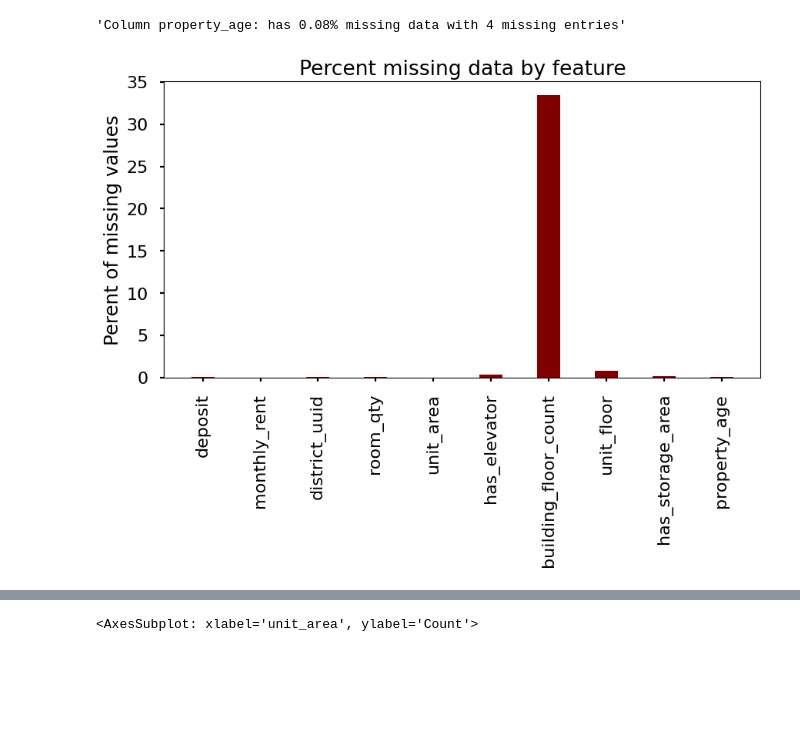
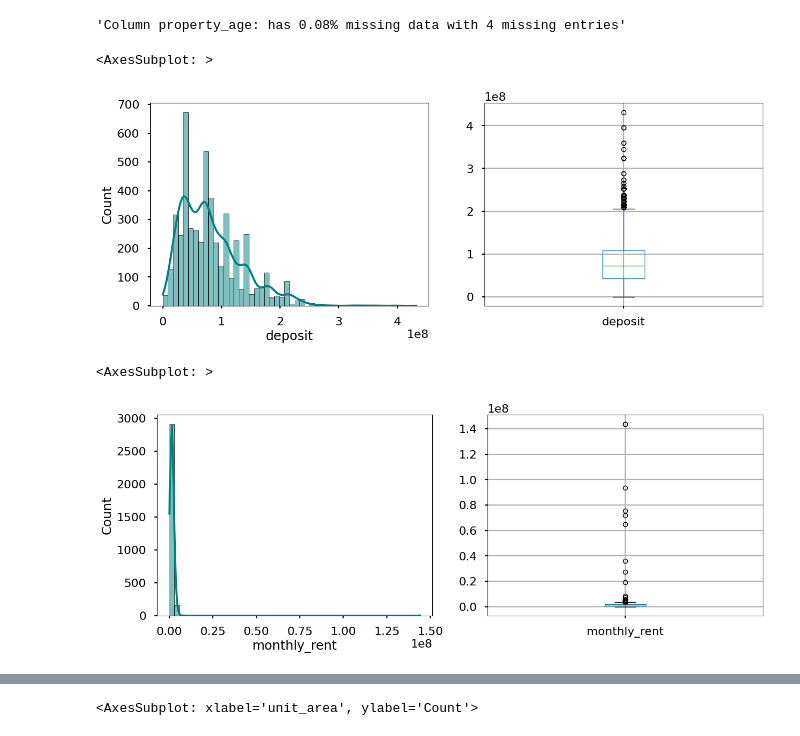
Before and after one commit to hunghuy201280/real-estate-recommendation, a Jupyter notebook: models/code.ipynb, the cells around one changed output, grey strips where cells are left out. Drawn from its saved outputs; the diff is of its cells as text; code cells hidden in the pictures; blank space fills up the shorter version.

```diff
--- a/models/code.ipynb
+++ b/models/code.ipynb
@@ -114,20 +114,21 @@ for col in homes.columns:
 'Column unit_floor: has 0.75% missing data with 37 missing entries'
 'Column has_storage_area: has 0.2% missing data with 10 missing entries'
 'Column property_age: has 0.08% missing data with 4 missing entries'
-# %%
-x_axis = list(missing_stats.keys())
-values = list(map(lambda x: x["percent"],missing_stats.values()))
-
-fig = plt.figure(figsize = (10, 5))
-
-# creating the bar plot
-plt.bar(x_axis, values, color ='maroon',
-        width = 0.4)
-
-plt.xticks(rotation=90)
-
-plt.ylabel("Perent of missing values")
-plt.title("Percent missing data by feature")
-plt.show()
-# %% [output]
-[figure, removed]
+# %%
+"""visualize deposit"""
+fig,axes=plt.subplots(nrows=1,ncols=2,figsize=(15,5))
+deposit_data=homes[homes.deposit>0].deposit
+sns.histplot(deposit_data, color='teal', kde=True, bins=50,ax=axes[0])
+deposit_data.to_frame().boxplot(vert=True,ax=axes[1])
+# %% [output]
+<AxesSubplot: >
+[figure, added]
+# %%
+"""visualize monthly rent"""
+fig,axes=plt.subplots(nrows=1,ncols=2,figsize=(15,5))
+monthly_rent_data=homes[homes.monthly_rent>0].monthly_rent
+sns.histplot(monthly_rent_data, color='teal', kde=True, bins=50,ax=axes[0])
+monthly_rent_data.to_frame().boxplot(vert=True,ax=axes[1])
+# %% [output]
+<AxesSubplot: >
+[figure, added]
```
Also changed, not shown: parts of 14 cells of this notebook.
